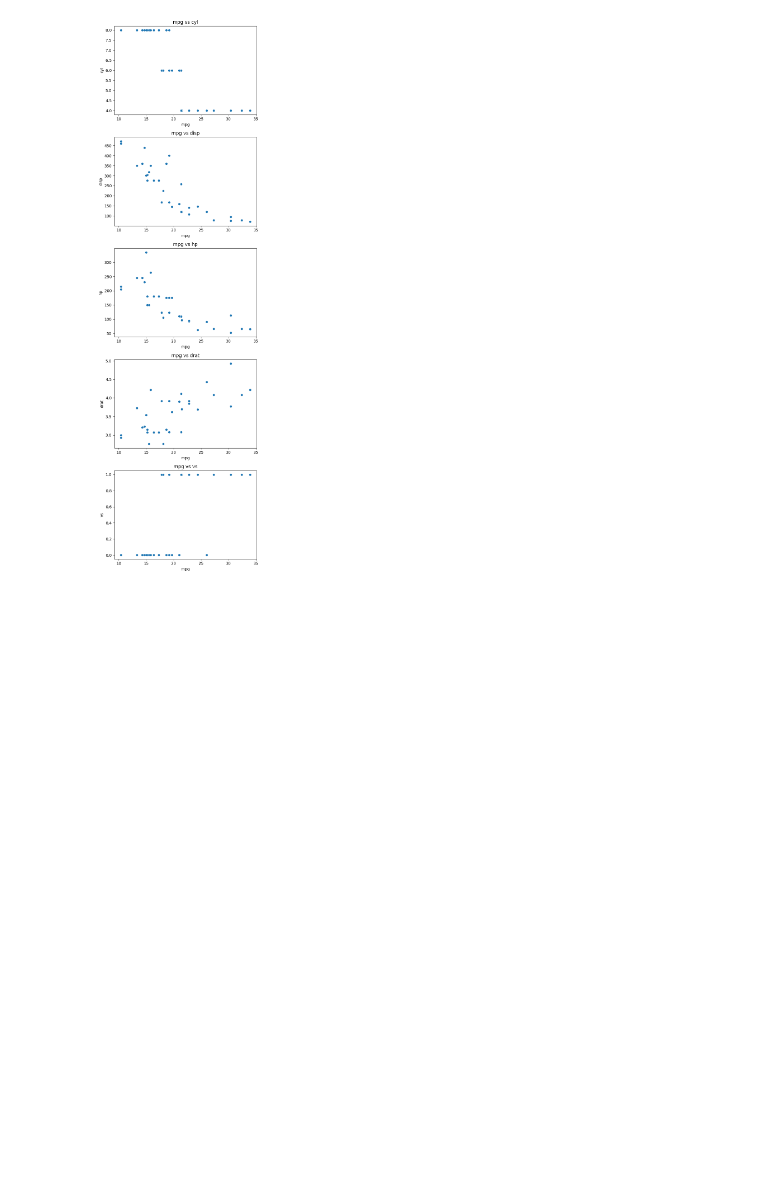
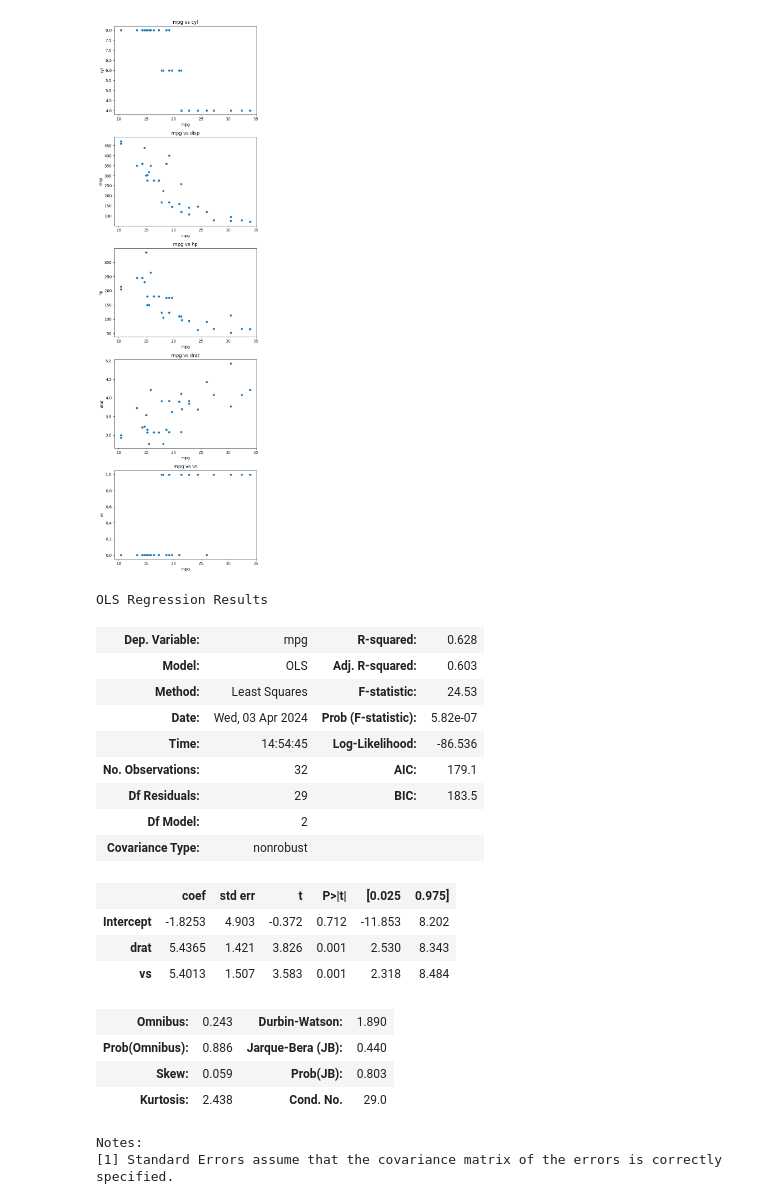
Before and after one commit to jermanalopes/MachineLearningBasic, a Jupyter notebook: LinearRegression_bibs.ipynb, the cells around one changed output. Cells and saved outputs as stored; diff of their text form; code cells hidden in the pictures; blank space fills up the shorter version.

```diff
--- a/LinearRegression_bibs.ipynb
+++ b/LinearRegression_bibs.ipynb
@@ -37,3 +44,35 @@ plt.tight_layout()
 plt.show()
 # %% [output]
 [figure]
+# %%
+#aic=156.6 e bic=162.5
+#modelo = sm.ols(formula='mpg ~ wt + disp + hp', data=cars)
+
+#aic=165.1 e bic=169.5
+#modelo = sm.ols(formula='mpg ~ disp + cyl', data=cars)
+
+#aic=179.1 e bic=183.5
+modelo = sm.ols(formula='mpg ~ drat + vs', data=cars)
+modelo = modelo.fit()
+modelo.summary()
+# %% [output]
+OLS Regression Results
+| Dep. Variable: | mpg | R-squared: | 0.628 |
+| Model: | OLS | Adj. R-squared: | 0.603 |
+| Method: | Least Squares | F-statistic: | 24.53 |
+| Date: | Wed, 03 Apr 2024 | Prob (F-statistic): | 5.82e-07 |
+| Time: | 14:54:45 | Log-Likelihood: | -86.536 |
+| No. Observations: | 32 | AIC: | 179.1 |
+| Df Residuals: | 29 | BIC: | 183.5 |
+| Df Model: | 2 |  |  |
+| Covariance Type: | nonrobust |  |  |
+|  | coef | std err | t | P>|t| | [0.025 | 0.975] |
+| Intercept | -1.8253 | 4.903 | -0.372 | 0.712 | -11.853 | 8.202 |
+| drat | 5.4365 | 1.421 | 3.826 | 0.001 | 2.530 | 8.343 |
+| vs | 5.4013 | 1.507 | 3.583 | 0.001 | 2.318 | 8.484 |
+| Omnibus: | 0.243 | Durbin-Watson: | 1.890 |
+| Prob(Omnibus): | 0.886 | Jarque-Bera (JB): | 0.440 |
+| Skew: | 0.059 | Prob(JB): | 0.803 |
+| Kurtosis: | 2.438 | Cond. No. | 29.0 |
+Notes:
+[1] Standard Errors assume that the covariance matrix of the errors is correctly specified.
```
Also changed, not shown: parts of 4 cells of this notebook.
